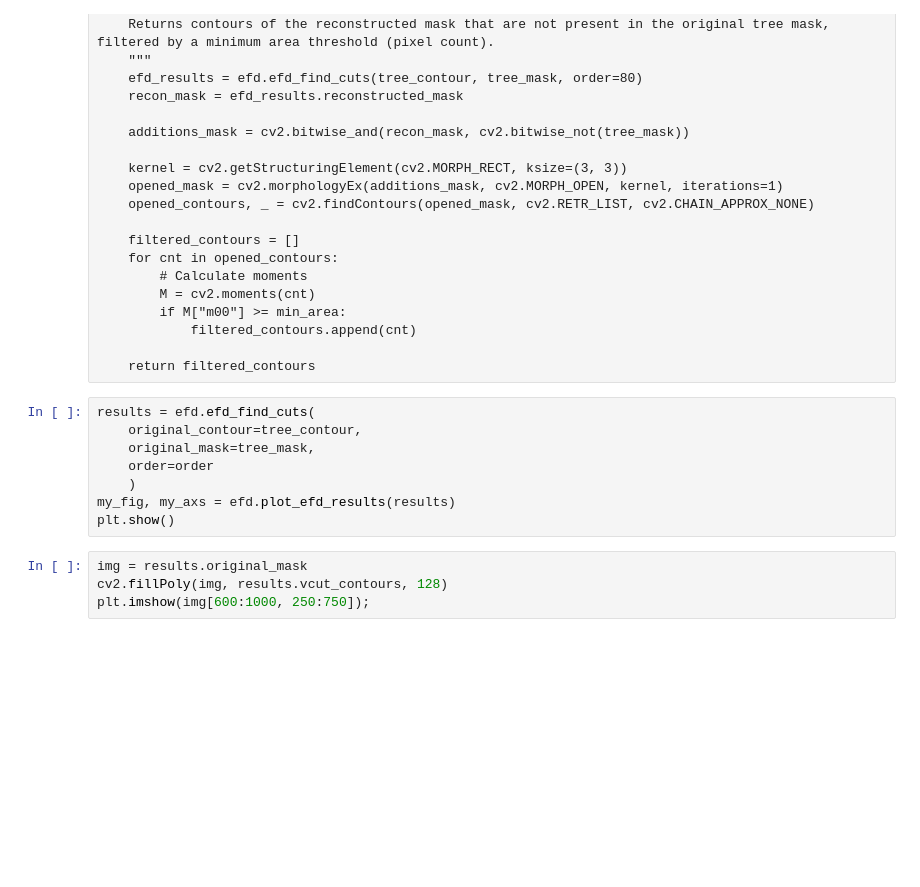
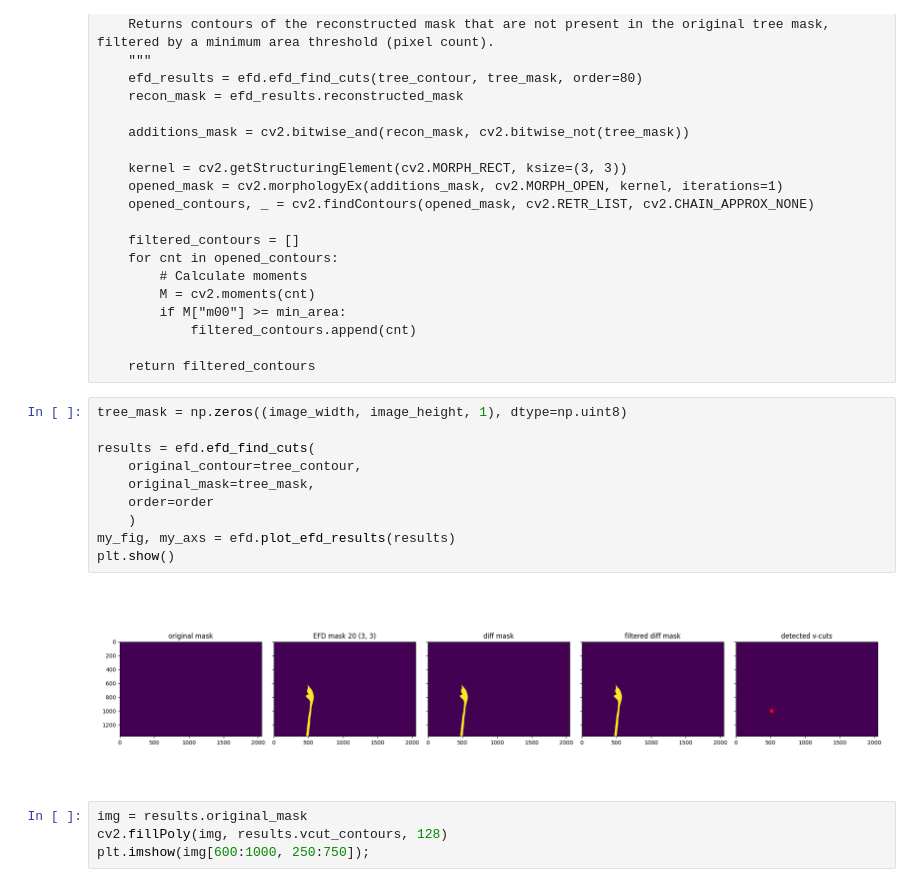
Before and after one commit to aubreymoore/CRB-2026-05-13, a Jupyter notebook: find_damage.ipynb, the cells around one changed output. Drawn from its saved outputs; the diff is of its cells as text; blank space fills up the shorter version.

```diff
--- a/find_damage.ipynb
+++ b/find_damage.ipynb
@@ -186,13 +448,17 @@ def get_filtered_contours(tree_contour, tree_mask, min_area=50):
 
     return filtered_contours
 # %%
+tree_mask = np.zeros((image_width, image_height, 1), dtype=np.uint8)
+
 results = efd.efd_find_cuts(
     original_contour=tree_contour,
     original_mask=tree_mask,
     order=order
     )
 my_fig, my_axs = efd.plot_efd_results(results)
 plt.show()
+# %% [output]
+[figure, added]
 # %%
 img = results.original_mask
 cv2.fillPoly(img, results.vcut_contours, 128)
```
Also changed, not shown: parts of 11 cells of this notebook, 1 other file.
